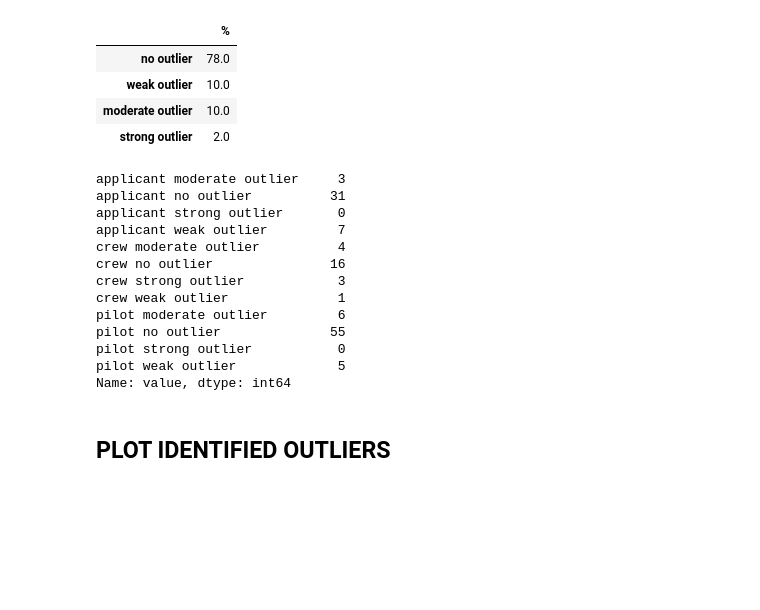
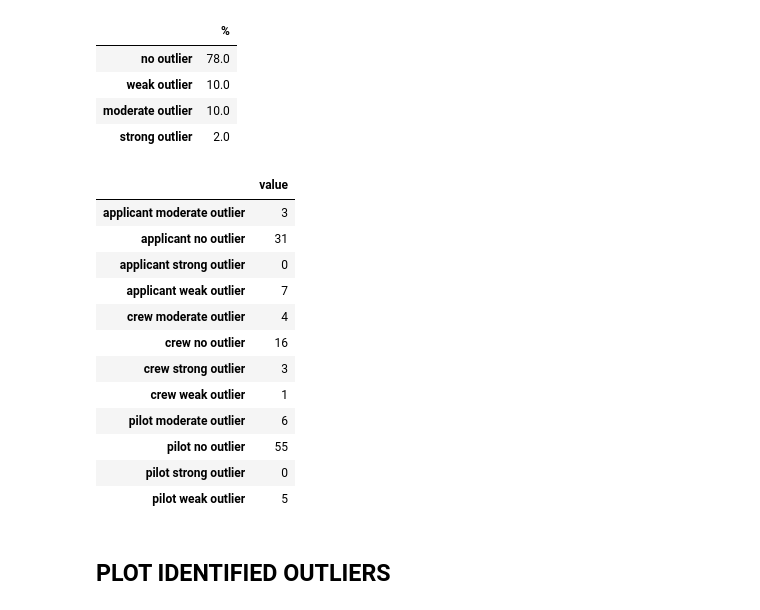
Before and after one commit to alkaest2002/mhsc, a Jupyter notebook: analysis.ipynb, the cells around one changed output. Cells and saved outputs as stored; diff of their text form; code cells hidden in the pictures; blank space fills up the shorter version.

```diff
--- a/analysis.ipynb
+++ b/analysis.ipynb
@@ -358,41 +358,42 @@ grouping = pd.Series(
 | weak outlier | 10.0 |
 | moderate outlier | 10.0 |
 | strong outlier | 2.0 |
-# %%
-outliers_columns = [f"outlier_{o}" for o in ["sentinel","rarity","isof_items", "isof_parts"]]
-
-outlier_scores_by_job = (df.pivot_table(
-    index=outliers_columns, columns="bio_job", values="bio_gender", fill_value=0, aggfunc=np.size)
-     .reset_index(drop=False)
-)
-
-grouping = ["strong outlier","moderate outlier","moderate outlier","weak outlier","moderate outlier",
-         "moderate outlier","moderate outlier","weak outlier","weak outlier","weak outlier","no outlier"]
-
-pilot_grouping = [f"pilot {x}" for x in grouping]
-applicant_grouping = [f"applicant {x}" for x in grouping]
-crew_grouping = [f"crew {x}" for x in grouping]
-
-grouping_combo = pd.Series([*pilot_grouping, *applicant_grouping, *crew_grouping])
-(outlier_scores_by_job
-     .melt(id_vars=outliers_columns)
-     .groupby(grouping_combo)["value"]
-         .sum()
-)
-# %% [output]
-applicant moderate outlier     3
-applicant no outlier          31
-applicant strong outlier       0
-applicant weak outlier         7
-crew moderate outlier          4
-crew no outlier               16
-crew strong outlier            3
-crew weak outlier              1
-pilot moderate outlier         6
-pilot no outlier              55
-pilot strong outlier           0
-pilot weak outlier             5
-Name: value, dtype: int64
+# %%
+outliers_columns = [f"outlier_{o}" for o in ["sentinel","uniqueness","isof_items", "isof_parts"]]
+
+outlier_scores_by_job = (df.pivot_table(
+    index=outliers_columns, columns="bio_job", values="bio_gender", fill_value=0, aggfunc=np.size)
+     .reset_index(drop=False)
+)
+
+grouping = ["strong outlier","moderate outlier","moderate outlier","weak outlier","moderate outlier",
+         "moderate outlier","moderate outlier","weak outlier","weak outlier","weak outlier","no outlier"]
+
+pilot_grouping = [f"pilot {x}" for x in grouping]
+applicant_grouping = [f"applicant {x}" for x in grouping]
+crew_grouping = [f"crew {x}" for x in grouping]
+
+grouping_combo = pd.Series([*pilot_grouping, *applicant_grouping, *crew_grouping])
+
+(outlier_scores_by_job
+     .melt(id_vars=outliers_columns)
+     .groupby(grouping_combo)["value"].sum()
+     .to_frame()
+)
+# %% [output]
+|  | value |
+| applicant moderate outlier | 3 |
+| applicant no outlier | 31 |
+| applicant strong outlier | 0 |
+| applicant weak outlier | 7 |
+| crew moderate outlier | 4 |
+| crew no outlier | 16 |
+| crew strong outlier | 3 |
+| crew weak outlier | 1 |
+| pilot moderate outlier | 6 |
+| pilot no outlier | 55 |
+| pilot strong outlier | 0 |
+| pilot weak outlier | 5 |
 # %% [markdown]
 ## PLOT IDENTIFIED OUTLIERS
 # %%
```
Also changed, not shown: parts of 5 cells of this notebook, 5 other files.
